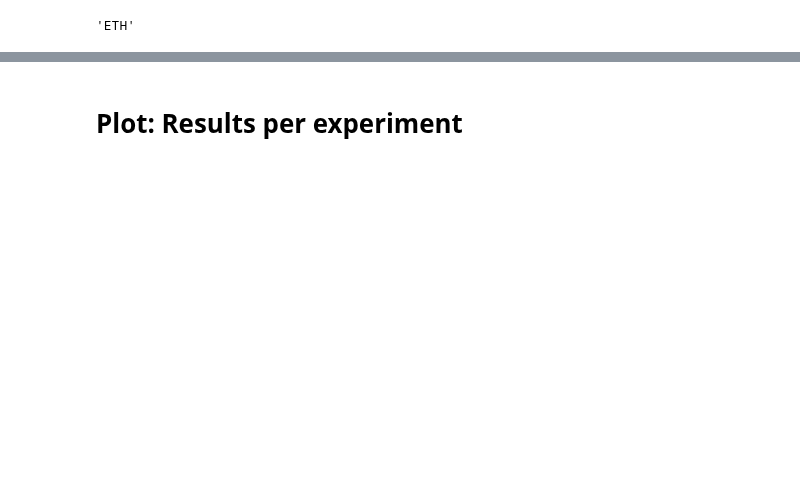
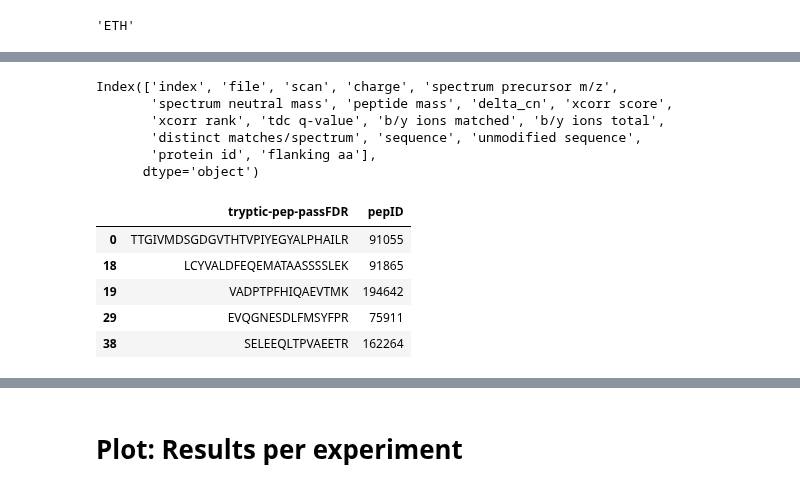
Before and after one commit to ratschlab/projects2020_ohsu, a Jupyter notebook: eth/plotting/OHSU_collab_Rerun_allRF_proteomics/20240116_barplot_Experiment_intersection-peptides-to-kmer.ipynb, the cells around one changed output, grey strips where cells are left out. Saved outputs shown, nothing was run; the diff lists cells and outputs as text; code cells hidden in the pictures; blank space fills up the shorter version.

```diff
--- a/eth/plotting/OHSU_collab_Rerun_allRF_proteomics/20240116_barplot_Experiment_intersection-peptides-to-kmer.ipynb
+++ b/eth/plotting/OHSU_collab_Rerun_allRF_proteomics/20240116_barplot_Experiment_intersection-peptides-to-kmer.ipynb
@@ -291,2 +310,11 @@ df_filtered.shape
+# %%
+df_filtered.columns
+# %% [output]
+Index(['index', 'file', 'scan', 'charge', 'spectrum precursor m/z',
+       'spectrum neutral mass', 'peptide mass', 'delta_cn', 'xcorr score',
+       'xcorr rank', 'tdc q-value', 'b/y ions matched', 'b/y ions total',
+       'distinct matches/spectrum', 'sequence', 'unmodified sequence',
+       'protein id', 'flanking aa'],
+      dtype='object')
 # %%
 # Get filtered peptides passing the FDR for the given experiment
@@ -295,3 +322,12 @@ df_filtered_summary = pd.Series(id_to_peptide_filtered).to_frame().reset_index()
+# %%
+df_filtered_summary.head()
+# %% [output]
+|  | tryptic-pep-passFDR | pepID |
+| 0 | TTGIVMDSGDGVTHTVPIYEGYALPHAILR | 91055 |
+| 18 | LCYVALDFEQEMATAASSSSLEK | 91865 |
+| 19 | VADPTPFHIQAEVTMK | 194642 |
+| 29 | EVQGNESDLFMSYFPR | 75911 |
+| 38 | SELEEQLTPVAEETR | 162264 |
 # %%
 # Get Fasta file path
 # Get kmer files path
```
Also changed, not shown: parts of 37 cells of this notebook, 2 other files.
